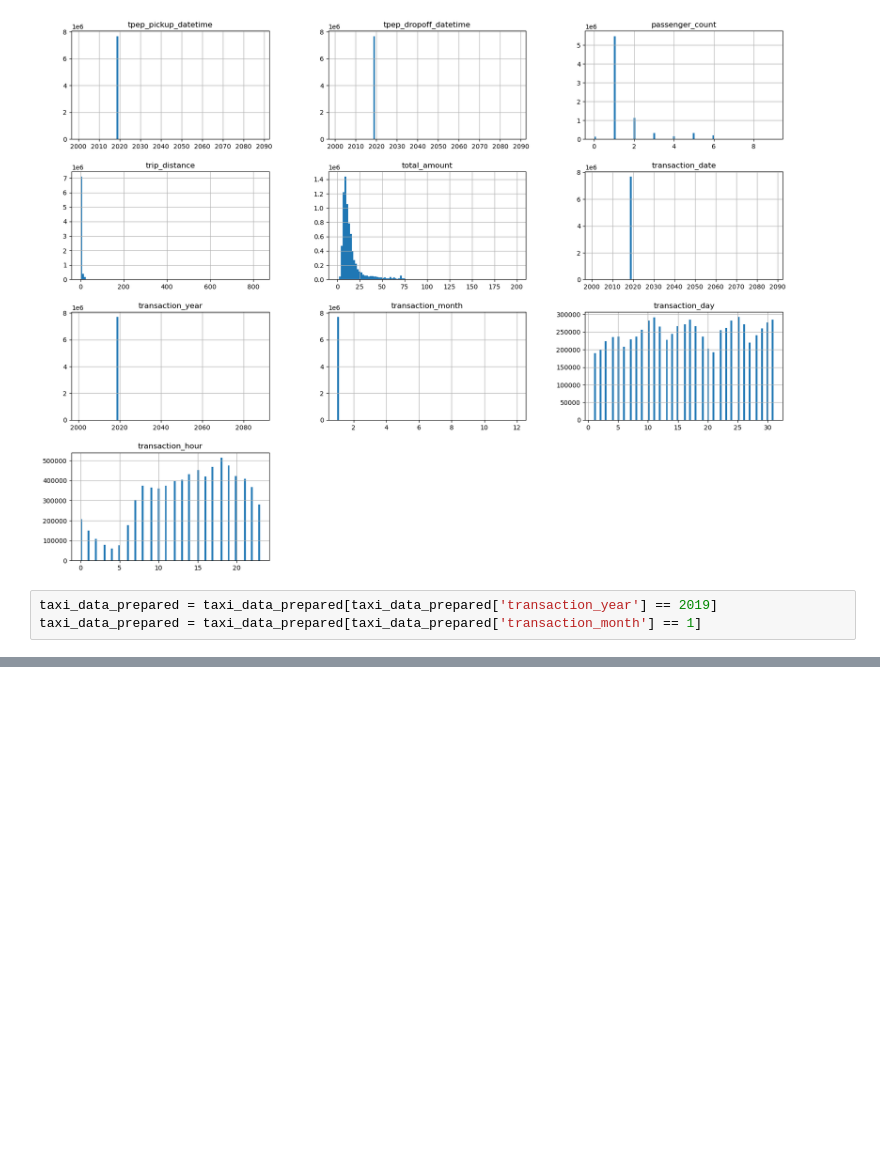
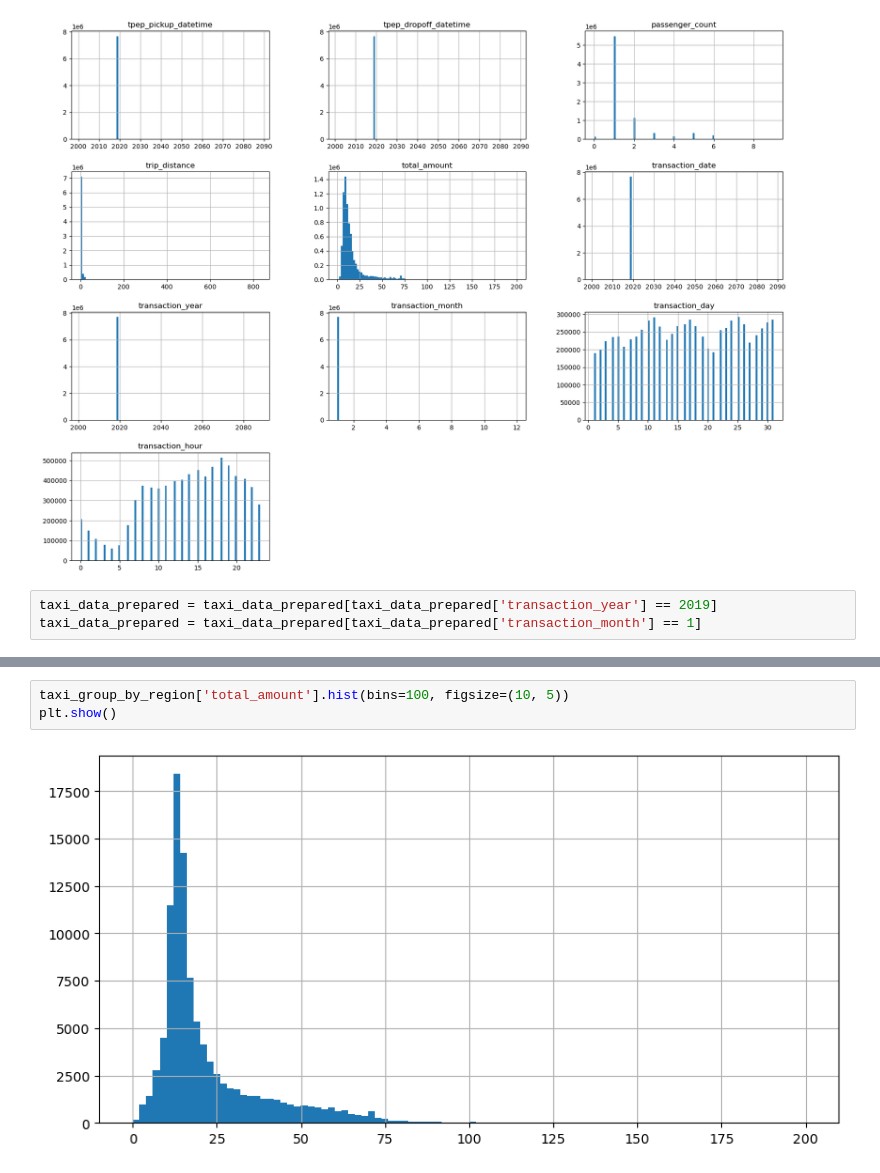
Before and after one commit to TinyHaitch/Taxi-Analysis, a Jupyter notebook: Untitled.ipynb, the cells around one changed output, grey strips where cells are left out. Drawn from its saved outputs; the diff is of its cells as text; blank space fills up the shorter version.

```diff
--- a/Untitled.ipynb
+++ b/Untitled.ipynb
@@ -319,0 +373,5 @@ taxi_data_prepared = taxi_data_prepared[taxi_data_prepared['transaction_month']
+# %%
+taxi_group_by_region['total_amount'].hist(bins=100, figsize=(10, 5))
+plt.show()
+# %% [output]
+[figure, added]
```
Also changed, not shown: parts of 5 cells of this notebook.
